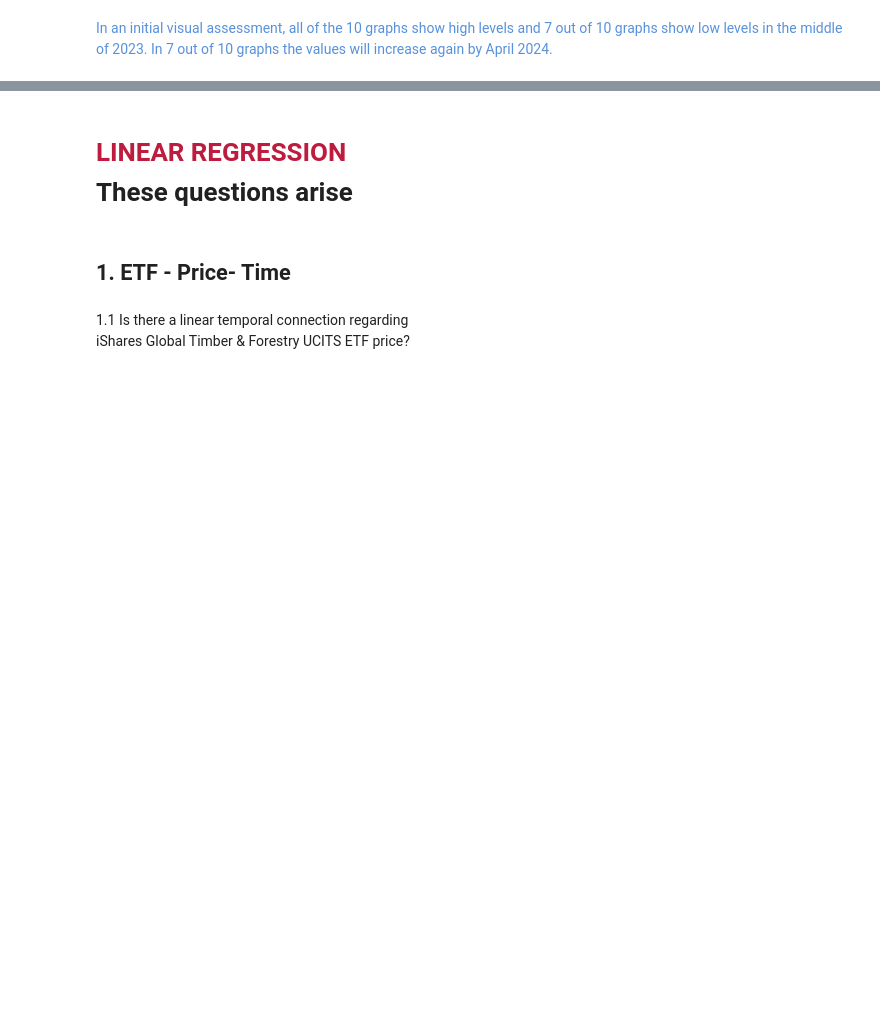
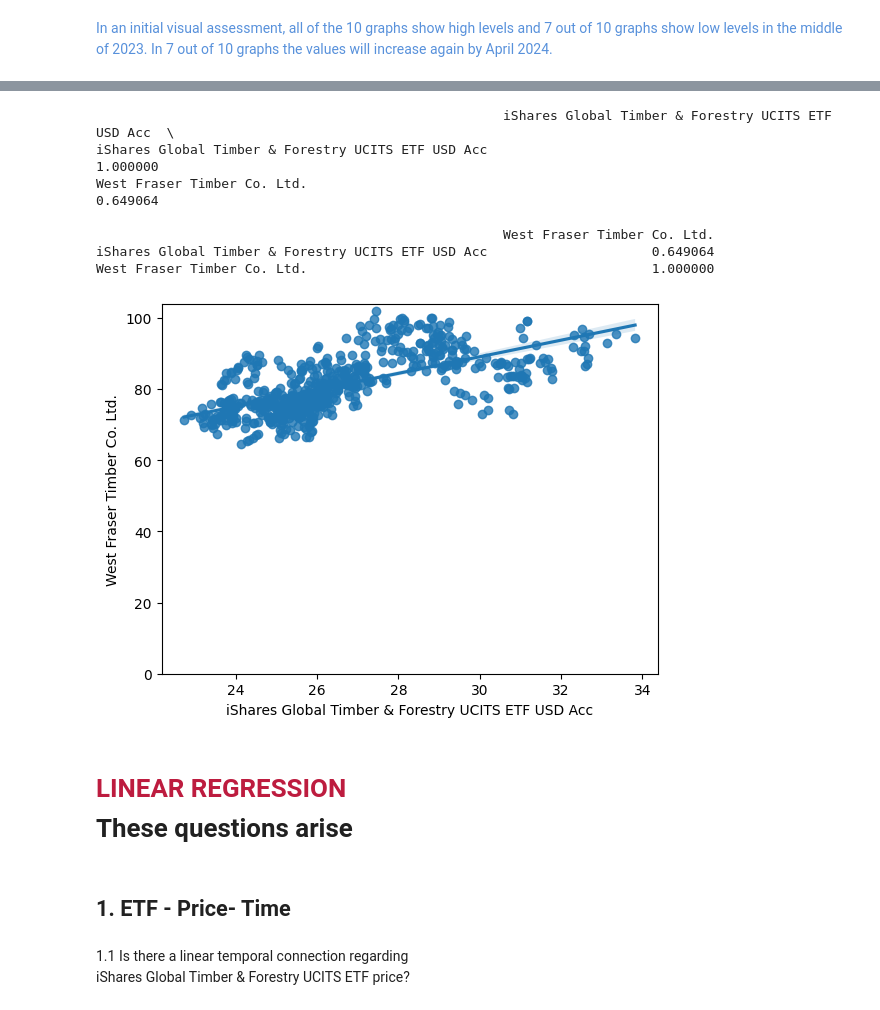
Before and after one commit to scaja/python_libraries_toolkits_for_modern_day_analysts_deprecated, a Jupyter notebook: 02_data_understanding.ipynb, the cells around one changed output, grey strips where cells are left out. Drawn from its saved outputs; the diff is of its cells as text; code cells hidden in the pictures; blank space fills up the shorter version.

```diff
--- a/02_data_understanding.ipynb
+++ b/02_data_understanding.ipynb
@@ -166,3 +268,14 @@ plt.show()
+# %%
+stock_orig_obj.correlation_two_variables('West Fraser Timber Co. Ltd.')
+# %% [output]
+                                                    iShares Global Timber & Forestry UCITS ETF USD Acc  \
+iShares Global Timber & Forestry UCITS ETF USD Acc                                           1.000000
+West Fraser Timber Co. Ltd.                                                                  0.649064
+
+                                                    West Fraser Timber Co. Ltd.
+iShares Global Timber & Forestry UCITS ETF USD Acc                     0.649064
+West Fraser Timber Co. Ltd.                                            1.000000
+[figure, added]
 # %% [markdown]
 #  <font color='#bd1c3f'>LINEAR REGRESSION</font> <br>These questions arise
 # %% [markdown]
```
Also changed, not shown: parts of 14 cells of this notebook, 1 other file.
